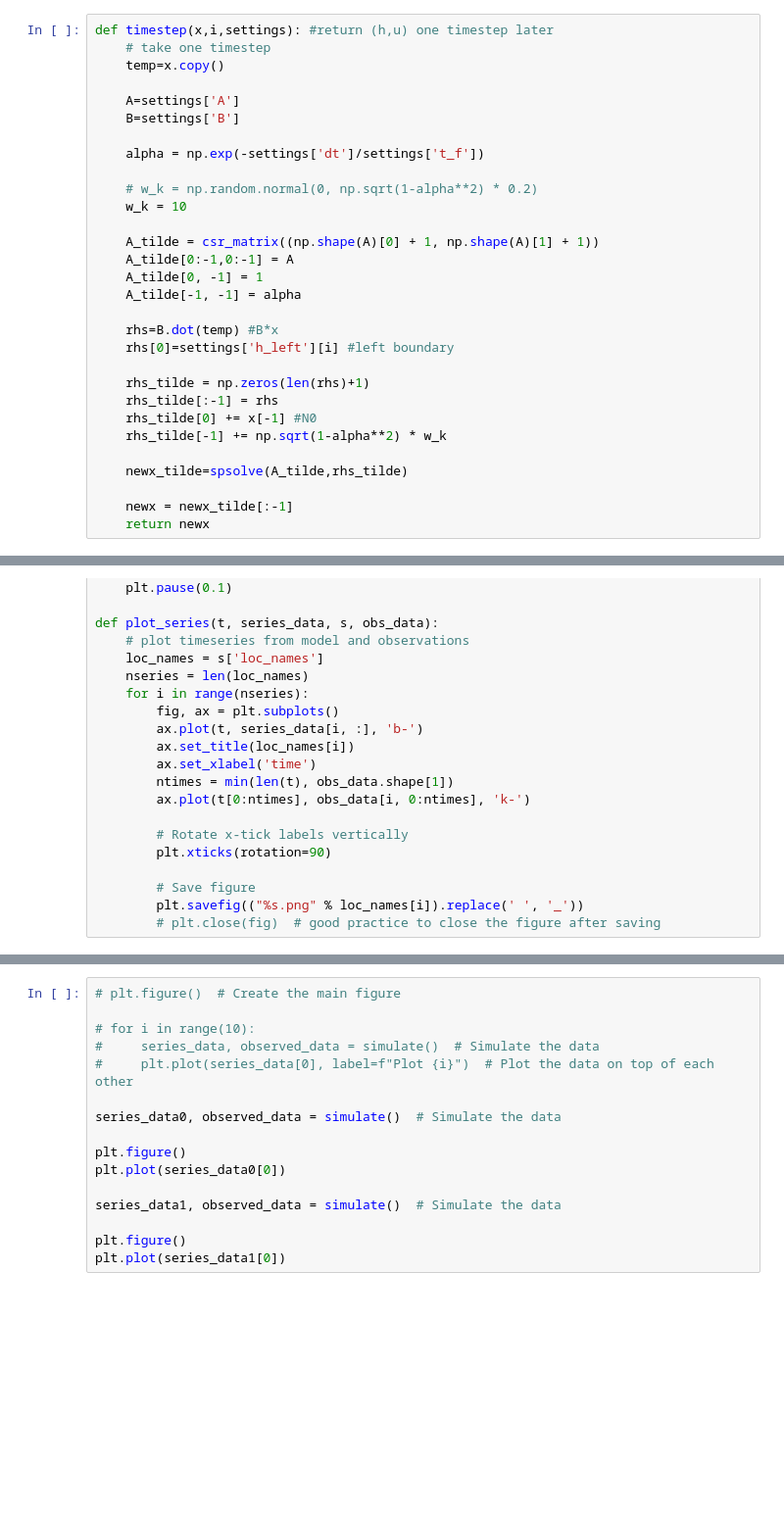
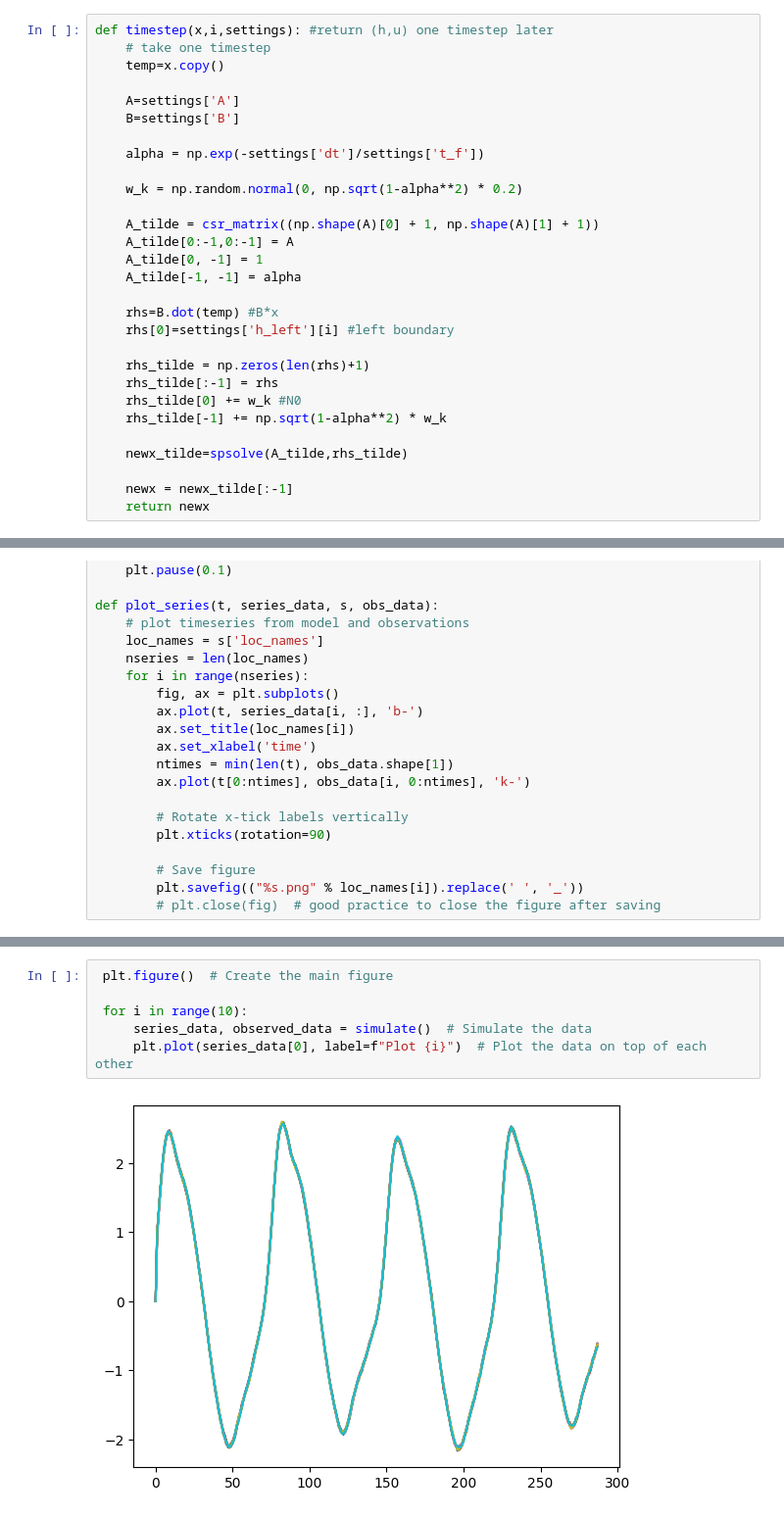
Before and after one commit to LauritsFog/Data_Assimilation_Project, a Jupyter notebook: wave1d/wave_1d.ipynb, the cells around one changed output, grey strips where cells are left out. Shown: that part at 98% size. Drawn from its saved outputs; the diff is of its cells as text; blank space fills up the shorter version.

```diff
--- a/wave1d/wave_1d.ipynb
+++ b/wave1d/wave_1d.ipynb
@@ -80,8 +80,7 @@ def timestep(x,i,settings): #return (h,u) one timestep later
 
     alpha = np.exp(-settings['dt']/settings['t_f'])
 
-    # w_k = np.random.normal(0, np.sqrt(1-alpha**2) * 0.2)
-    w_k = 10
+    w_k = np.random.normal(0, np.sqrt(1-alpha**2) * 0.2)
 
     A_tilde = csr_matrix((np.shape(A)[0] + 1, np.shape(A)[1] + 1))
     A_tilde[0:-1,0:-1] = A
@@ -93,7 +92,7 @@ def timestep(x,i,settings): #return (h,u) one timestep later
 
     rhs_tilde = np.zeros(len(rhs)+1)
     rhs_tilde[:-1] = rhs
-    rhs_tilde[0] += x[-1] #N0
+    rhs_tilde[0] += w_k #N0
     rhs_tilde[-1] += np.sqrt(1-alpha**2) * w_k
 
     newx_tilde=spsolve(A_tilde,rhs_tilde)
@@ -264,16 +269,8 @@ for i in range(5):
 # %%
-# plt.figure()  # Create the main figure
+ plt.figure()  # Create the main figure
 
-# for i in range(10):
-#     series_data, observed_data = simulate()  # Simulate the data
-#     plt.plot(series_data[0], label=f"Plot {i}")  # Plot the data on top of each other
-
-series_data0, observed_data = simulate()  # Simulate the data
-
-plt.figure()
-plt.plot(series_data0[0])
-
-series_data1, observed_data = simulate()  # Simulate the data
-
-plt.figure()
-plt.plot(series_data1[0])
+ for i in range(10):
+     series_data, observed_data = simulate()  # Simulate the data
+     plt.plot(series_data[0], label=f"Plot {i}")  # Plot the data on top of each other
+# %% [output]
+[figure, added]
```
Also changed, not shown: parts of 2 cells of this notebook.
